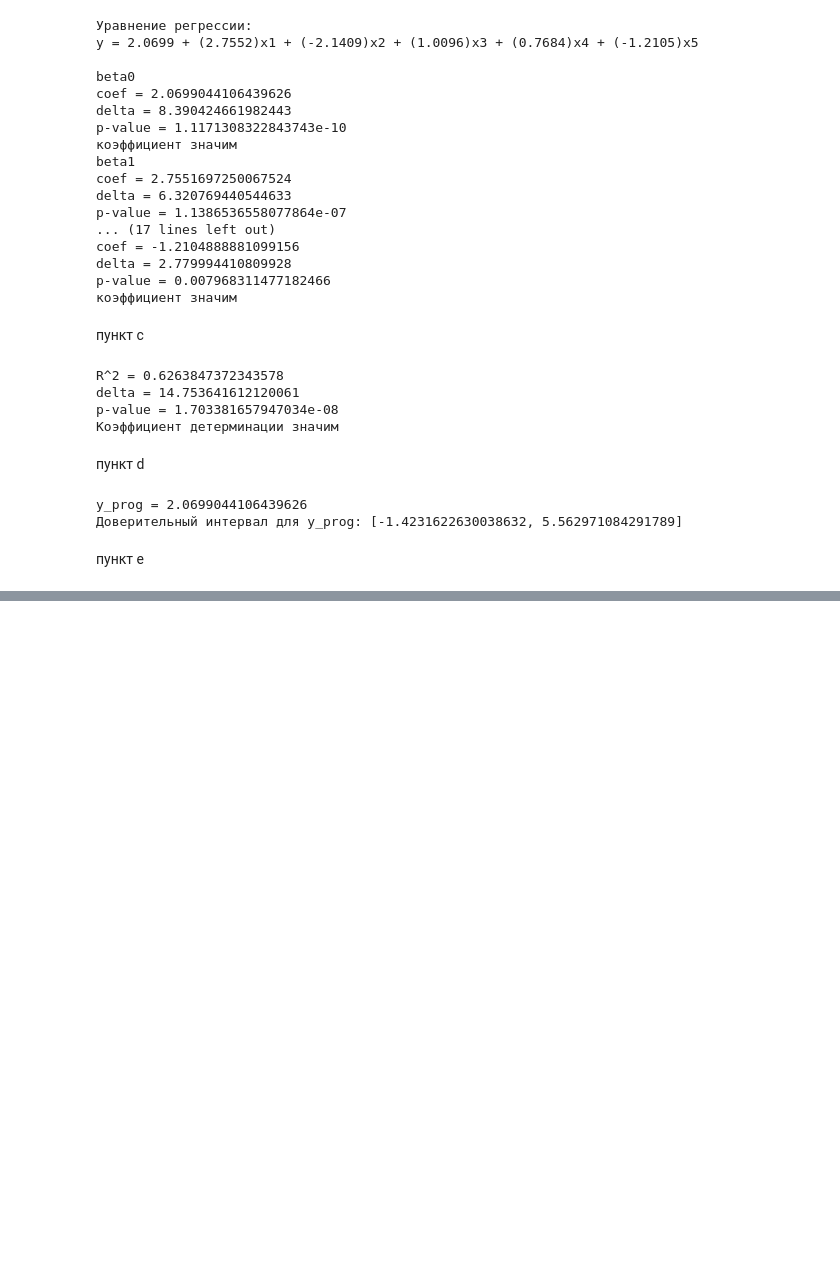
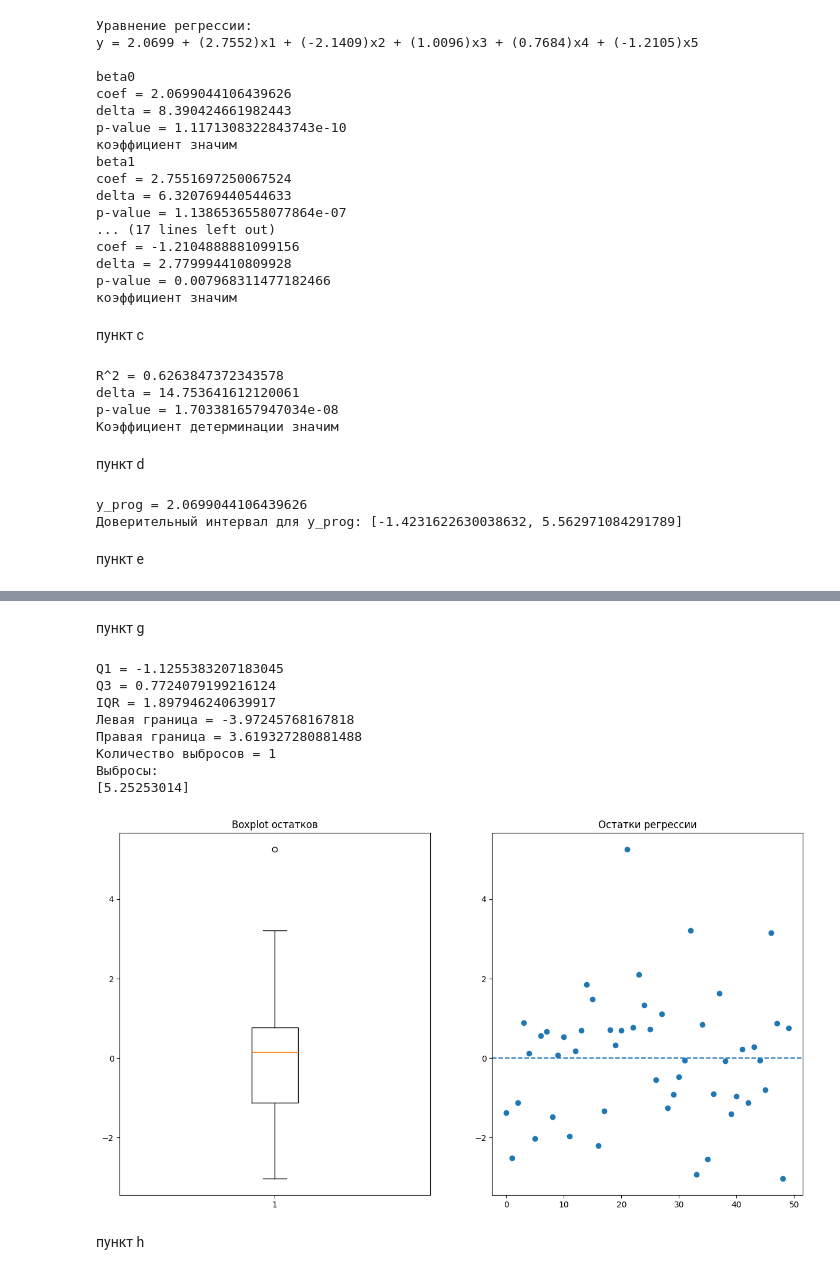
Before and after one commit to EkaterinaLogutova/mathematical_statistics, a Jupyter notebook: hw2/t1.ipynb, the cells around one changed output, grey strips where cells are left out. Cells and saved outputs as stored; diff of their text form; code cells hidden in the pictures; blank space fills up the shorter version.

```diff
--- a/hw2/t1.ipynb
+++ b/hw2/t1.ipynb
@@ -159,0 +271,2 @@ y_prog = 2.0699044106439626
+# %% [markdown]
+пункт g
@@ -159,0 +275,55 @@ y_prog = 2.0699044106439626
+# %%
+fig, ax = plt.subplots(1, 2, figsize=(15, 8))
+ax[0].boxplot(E)
+ax[0].set_title('Boxplot остатков')
+
+
+ax[1].scatter(np.arange(len(E)), E)
+
+ax[1].axhline(
+    0,
+    linestyle='--'
+)
+
+ax[1].set_title('Остатки регрессии')
+
+
+q1 = np.percentile(E, 25)
+q3 = np.percentile(E, 75)
+
+iqr = q3 - q1
+
+left = q1 - 1.5 * iqr
+right = q3 + 1.5 * iqr
+
+outliers = E[(E < left) | (E > right)]
+
+print('Q1 =', q1)
+print('Q3 =', q3)
+
+print('IQR =', iqr)
+
+print('Левая граница =', left)
+print('Правая граница =', right)
+
+print('Количество выбросов =', len(outliers))
+
+if len(outliers) > 0:
+    print('Выбросы:')
+    print(outliers)
+else:
+    print('Выбросов не обнаружено')
+
+plt.show()
+# %% [output]
+Q1 = -1.1255383207183045
+Q3 = 0.7724079199216124
+IQR = 1.897946240639917
+Левая граница = -3.97245768167818
+Правая граница = 3.619327280881488
+Количество выбросов = 1
+Выбросы:
+[5.25253014]
+[figure, added]
+# %% [markdown]
+пункт h
```
Also changed, not shown: parts of 14 cells of this notebook.
